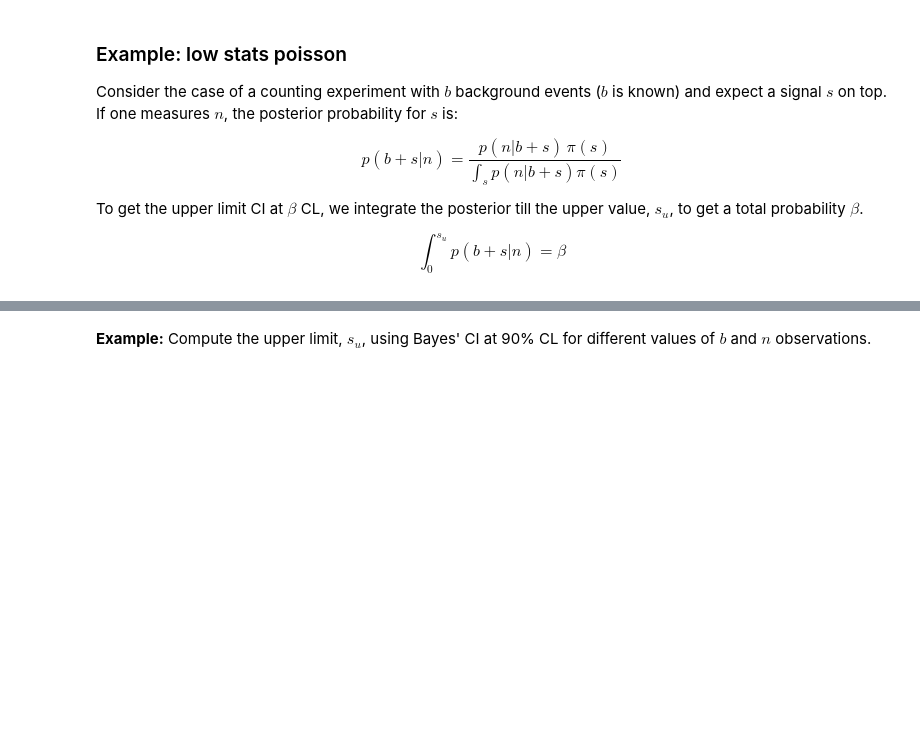
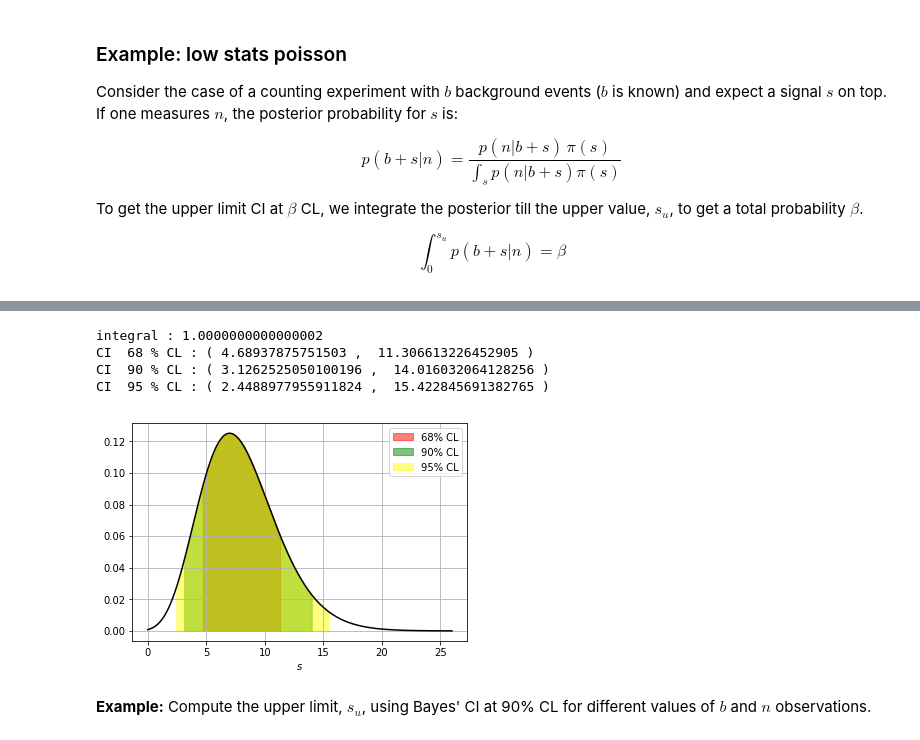
Before and after one commit to jahernando/pyraresearchlectures, a Jupyter notebook: lecture_confidence_intervals.ipynb, the cells around one changed output, grey strips where cells are left out. Drawn from its saved outputs; the diff is of its cells as text; code cells hidden in the pictures; blank space fills up the shorter version.

```diff
--- a/lecture_confidence_intervals.ipynb
+++ b/lecture_confidence_intervals.ipynb
@@ -337,3 +361,13 @@ That can be computed with the change $u=s+b$.
+# %%
+b, x0 = 3., 10.
+nmax = 2.*(x0 + b)
+htexam.bayes_poisson_ci(b, x0, nmax, 500);
+# %% [output]
+integral : 1.0000000000000002
+CI  68 % CL : ( 4.68937875751503 ,  11.306613226452905 )
+CI  90 % CL : ( 3.1262525050100196 ,  14.016032064128256 )
+CI  95 % CL : ( 2.4488977955911824 ,  15.422845691382765 )
+[figure, added]
 # %% [markdown]
 **Example:** Compute the upper limit, $s_u$, using Bayes' CI at 90% CL for different values of $b$ and $n$ observations.
 # %%
```
Also changed, not shown: parts of 8 cells of this notebook, 2 other files.
